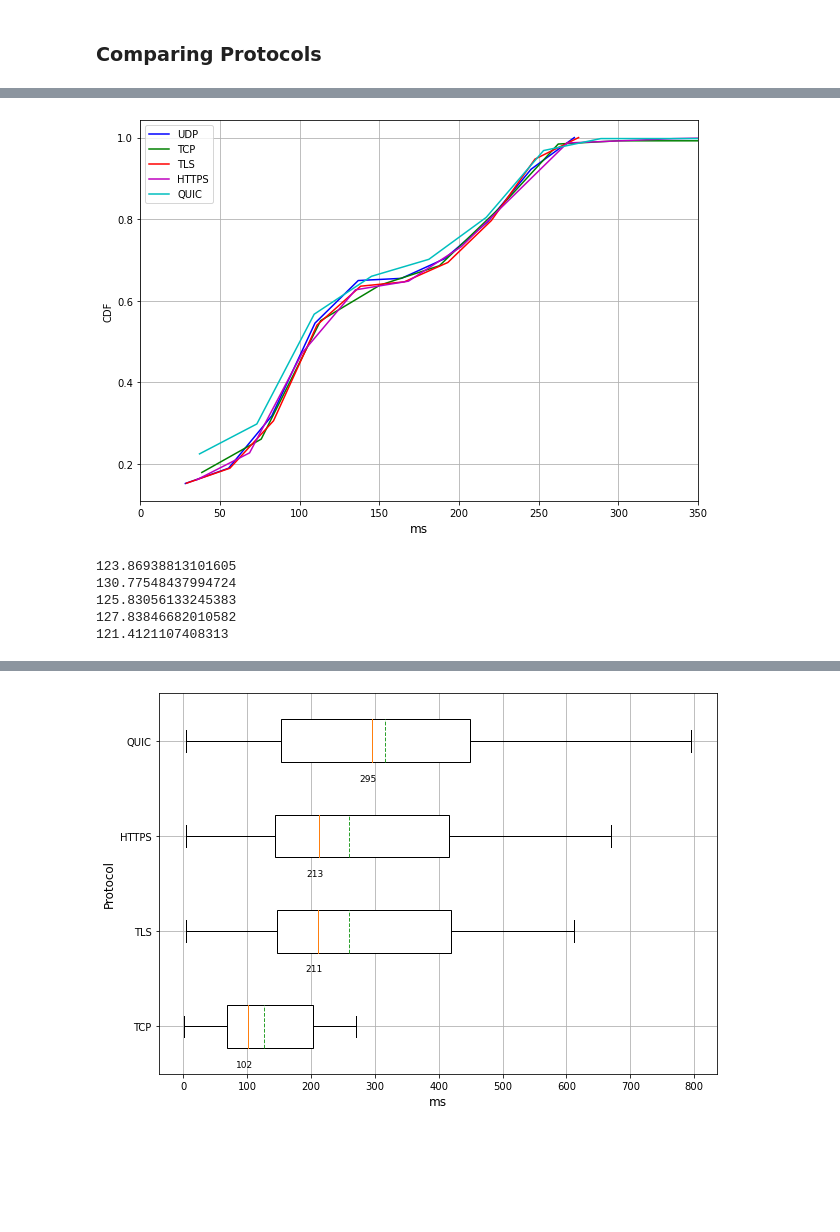
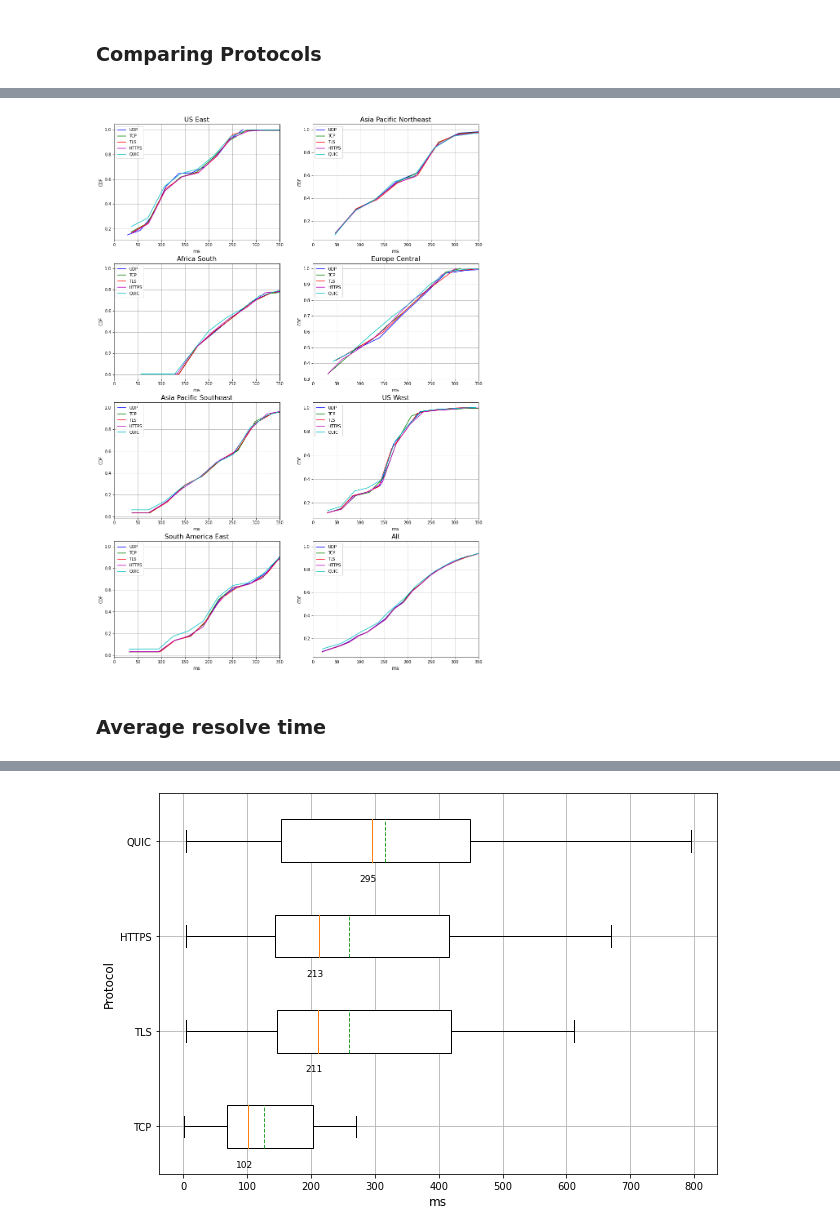
Before and after one commit to justus237/dns-analysis, a Jupyter notebook: Performance.ipynb, the cells around one changed output, grey strips where cells are left out. Cells and saved outputs as stored; diff of their text form; code cells hidden in the pictures; blank space fills up the shorter version.

```diff
--- a/Performance.ipynb
+++ b/Performance.ipynb
@@ -438,38 +449,27 @@ plt.show(bp)
-# %%
-udpResolveTime = list(map(lambda x: x["query_time"] / 1000000, udp))
-tcpResolveTime = list(map(lambda x: x["query_time"] / 1000000, tcp))
-tlsResolveTime = list(map(lambda x: x["query_time"] / 1000000, tls))
-httpsResolveTime = list(map(lambda x: x["query_time"] / 1000000, https))
-quicResolveTime = list(map(lambda x: x["query_time"] / 1000000, quic))
-
-fig = plt.figure(figsize = (10, 7))
-plt.plot(calculateCDF(udpResolveTime)[0], calculateCDF(udpResolveTime)[1], label="UDP", color = Colors.udp)
-plt.plot(calculateCDF(tcpResolveTime)[0], calculateCDF(tcpResolveTime)[1], label="TCP", color = Colors.tcp)
-plt.plot(calculateCDF(tlsResolveTime)[0], calculateCDF(tlsResolveTime)[1], label="TLS", color = Colors.tls)
-plt.plot(calculateCDF(httpsResolveTime)[0], calculateCDF(httpsResolveTime)[1], label="HTTPS", color = Colors.https)
-plt.plot(calculateCDF(quicResolveTime)[0], calculateCDF(quicResolveTime)[1], label="QUIC", color = Colors.quic)
-plt.xlim([0, 350])
-
-plt.xlabel("ms", fontsize = 12)
-plt.ylabel("CDF")
-
-plt.legend()
-plt.grid()
-
-plt.savefig("figures/resolve_time_cdf.pdf", bbox_inches='tight')
-plt.show()
-# %% [output]
-[figure, removed]
-# %%
-# Average resolve time
-print(average(udp, "query_time") / 1000000)
-print(average(tcp, "query_time") / 1000000)
-print(average(tls, "query_time") / 1000000)
-print(average(https, "query_time") / 1000000)
-print(average(quic, "query_time") / 1000000)
-# %% [output]
-123.86938813101605
-130.77548437994724
-125.83056133245383
-127.83846682010582
-121.4121107408313
+# %%
+i = 0
+fig, ax = plt.subplots(4, 2, figsize=(16, 24))
+
+for key, vp in vantage_points.items():
+    qt = vp['query_time']
+    ax[int(i/2),i%2].plot(calculateCDF(qt['UDP'])[0], calculateCDF(qt['UDP'])[1], label="UDP", color = Colors.udp)
+    ax[int(i/2),i%2].plot(calculateCDF(qt['TCP'])[0], calculateCDF(qt['TCP'])[1], label="TCP", color = Colors.tcp)
+    ax[int(i/2),i%2].plot(calculateCDF(qt['TLS'])[0], calculateCDF(qt['TLS'])[1], label="TLS", color = Colors.tls)
+    ax[int(i/2),i%2].plot(calculateCDF(qt['HTTPS'])[0], calculateCDF(qt['HTTPS'])[1], label="HTTPS", color = Colors.https)
+    ax[int(i/2),i%2].plot(calculateCDF(qt['QUIC'])[0], calculateCDF(qt['QUIC'])[1], label="QUIC", color = Colors.quic)
+
+    ax[int(i/2),i%2].set_xlim(0, 350)
+    ax[int(i/2),i%2].set_xlabel("ms", fontsize = 12)
+    ax[int(i/2),i%2].set_ylabel("CDF")
+    ax[int(i/2),i%2].set_title(key, fontsize = 16)
+
+    ax[int(i/2),i%2].legend()
+    ax[int(i/2),i%2].grid()
+    i += 1
+
+plt.savefig("figures/resolve_time_cdf.pdf", bbox_inches='tight')
+plt.show()
+# %% [output]
+[figure, added]
+# %% [markdown]
+### Average resolve time
```
Also changed, not shown: parts of 9 cells of this notebook, 3 other files.
